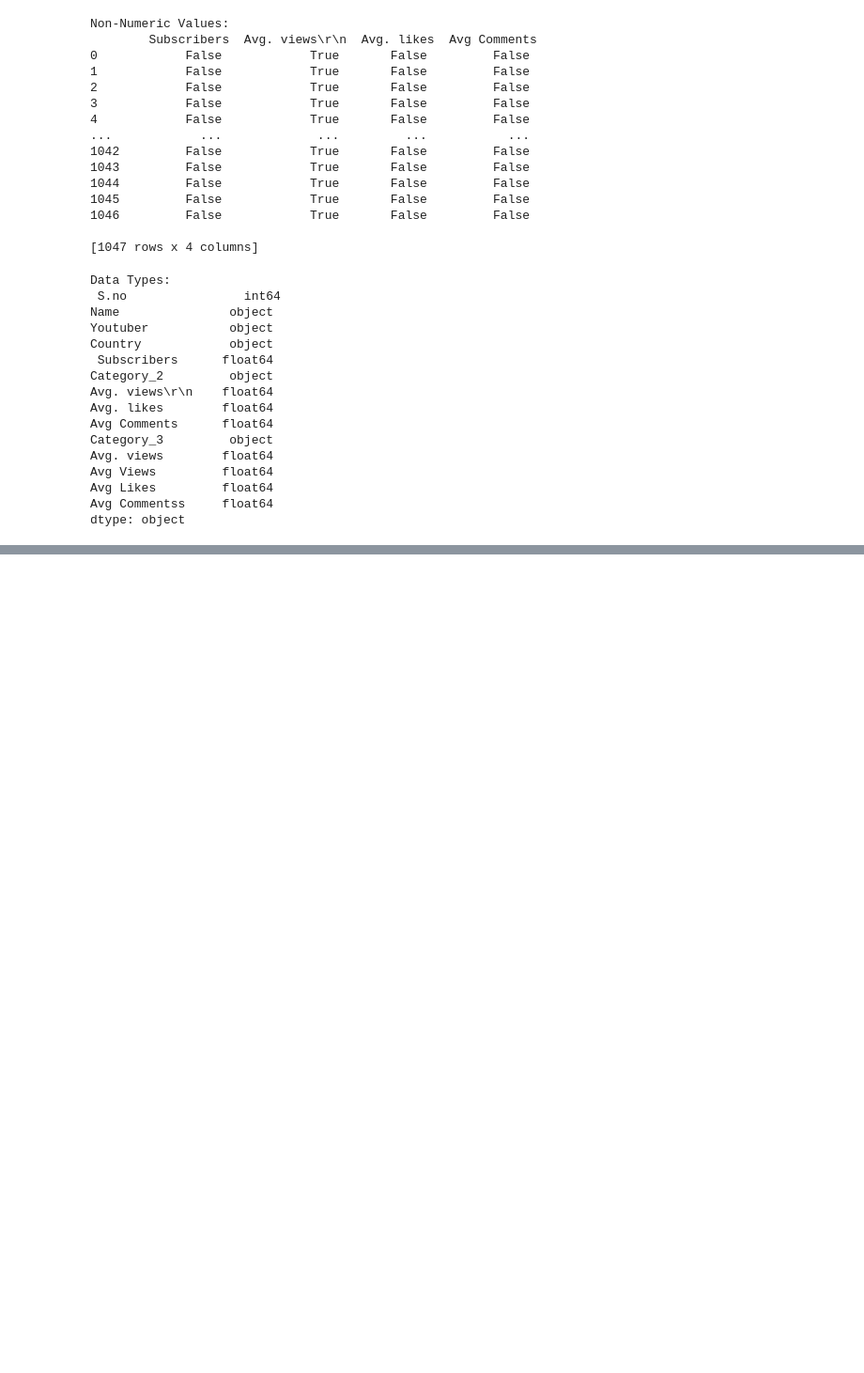
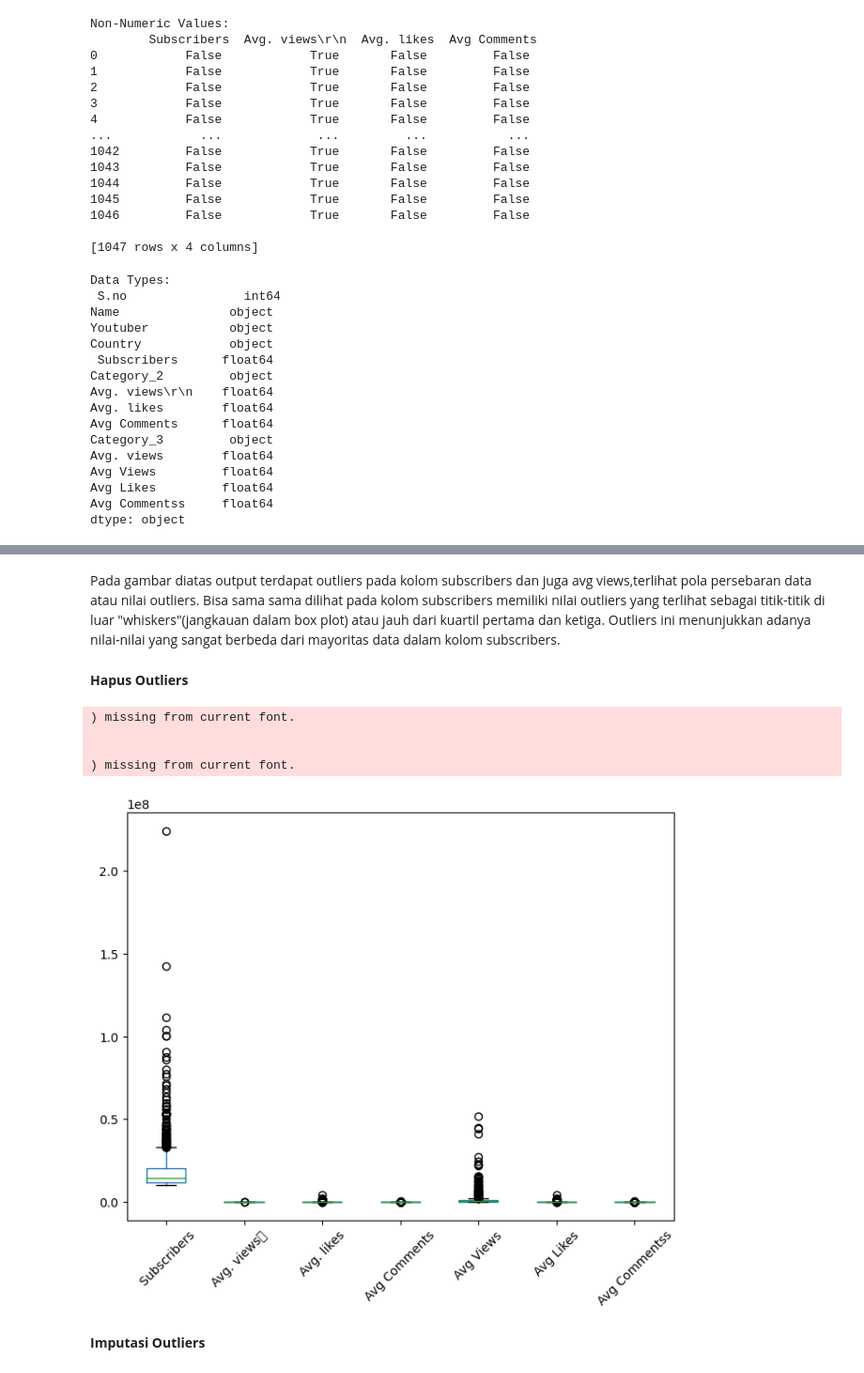
Before and after one commit to bayuprnmji31/DATA-MINING_1, a Jupyter notebook: DATA_MINING_BAYUPRNMJI_1.ipynb, the cells around one changed output, grey strips where cells are left out. Shown at 94% size. Cells and saved outputs as stored; diff of their text form; code cells hidden in the pictures; blank space fills up the shorter version.

```diff
--- a/DATA_MINING_BAYUPRNMJI_1.ipynb
+++ b/DATA_MINING_BAYUPRNMJI_1.ipynb
@@ -756,0 +1074,14 @@ dtype: object
+# %% [markdown]
+Pada gambar diatas output terdapat outliers pada kolom subscribers dan juga avg views,terlihat pola persebaran data atau nilai outliers. Bisa sama sama dilihat pada kolom subscribers memiliki nilai outliers yang terlihat sebagai titik-titik di luar "whiskers"(jangkauan dalam box plot) atau jauh dari kuartil pertama dan ketiga. Outliers ini menunjukkan adanya nilai-nilai yang sangat berbeda dari mayoritas data dalam kolom subscribers.
+# %% [markdown]
+**Hapus Outliers**
+# %%
+boxplot = df.drop('S.no', axis=1).boxplot(grid=False, rot=45,  figsize=(8,6))
+# %% [output]
+) missing from current font.
+
+
+) missing from current font.
+[figure, added]
+# %% [markdown]
+**Imputasi Outliers**
```
Also changed, not shown: parts of 88 cells of this notebook.
